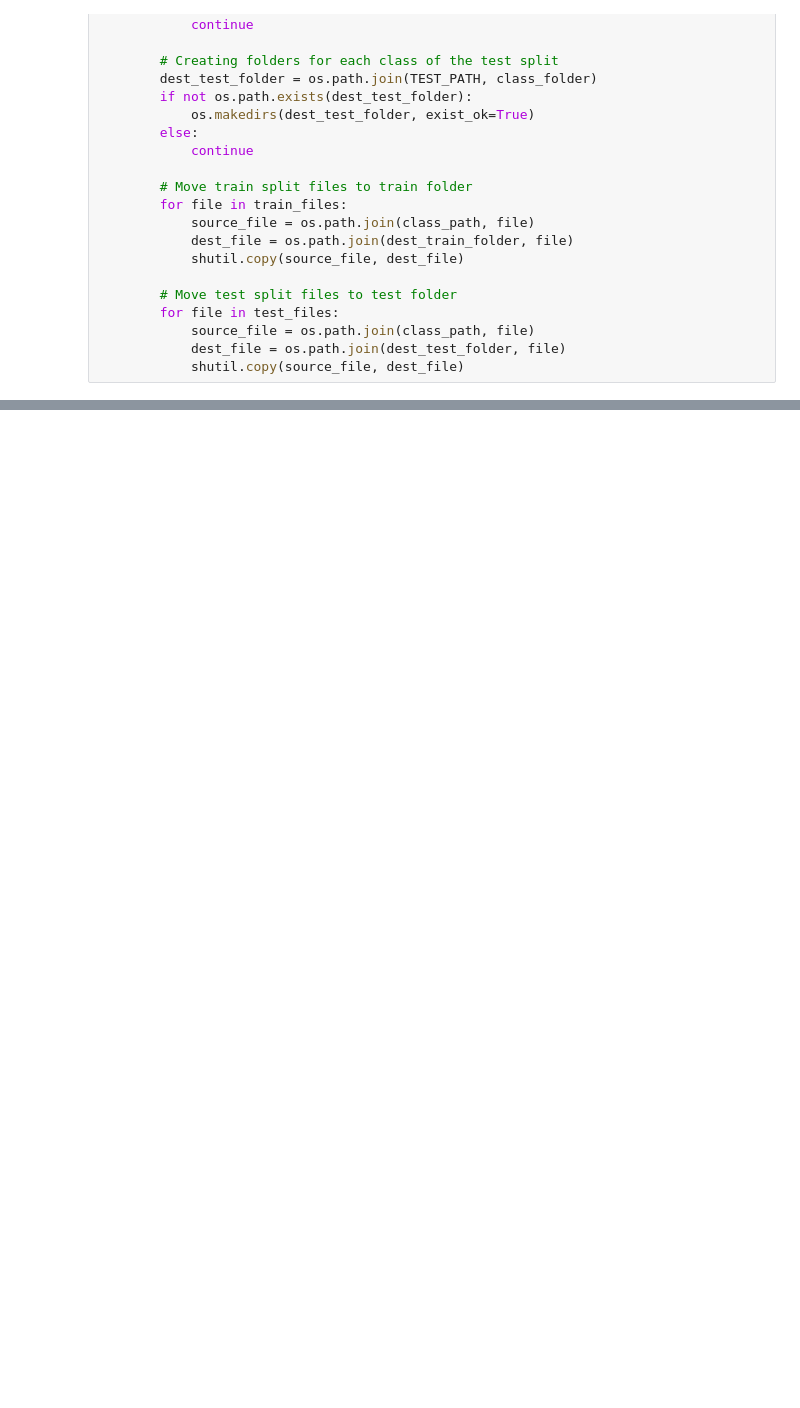
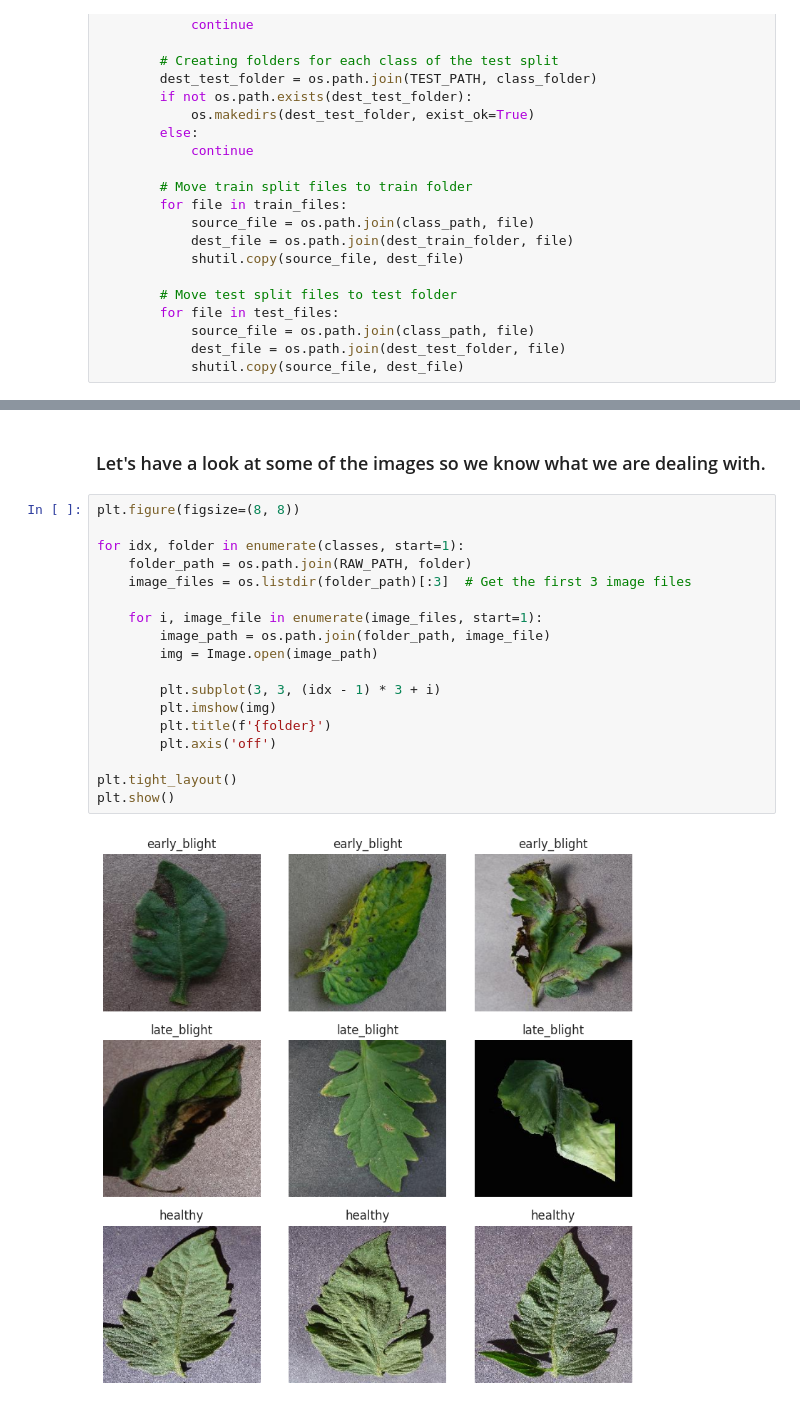
Before and after one commit to Kaaykun/TomatoLeafDisease, a Jupyter notebook: notebooks/TomatoLeafDisease.ipynb, the cells around one changed output, grey strips where cells are left out. Cells and saved outputs as stored; diff of their text form; blank space fills up the shorter version.

```diff
--- a/notebooks/TomatoLeafDisease.ipynb
+++ b/notebooks/TomatoLeafDisease.ipynb
@@ -136,0 +189,22 @@ for class_folder in os.listdir(RAW_PATH):
+# %% [markdown]
+### Let's have a look at some of the images so we know what we are dealing with.
+# %%
+plt.figure(figsize=(8, 8))
+
+for idx, folder in enumerate(classes, start=1):
+    folder_path = os.path.join(RAW_PATH, folder)
+    image_files = os.listdir(folder_path)[:3]  # Get the first 3 image files
+
+    for i, image_file in enumerate(image_files, start=1):
+        image_path = os.path.join(folder_path, image_file)
+        img = Image.open(image_path)
+
+        plt.subplot(3, 3, (idx - 1) * 3 + i)
+        plt.imshow(img)
+        plt.title(f'{folder}')
+        plt.axis('off')
+
+plt.tight_layout()
+plt.show()
+# %% [output]
+[figure, added]
```
Also changed, not shown: parts of 9 cells of this notebook.
